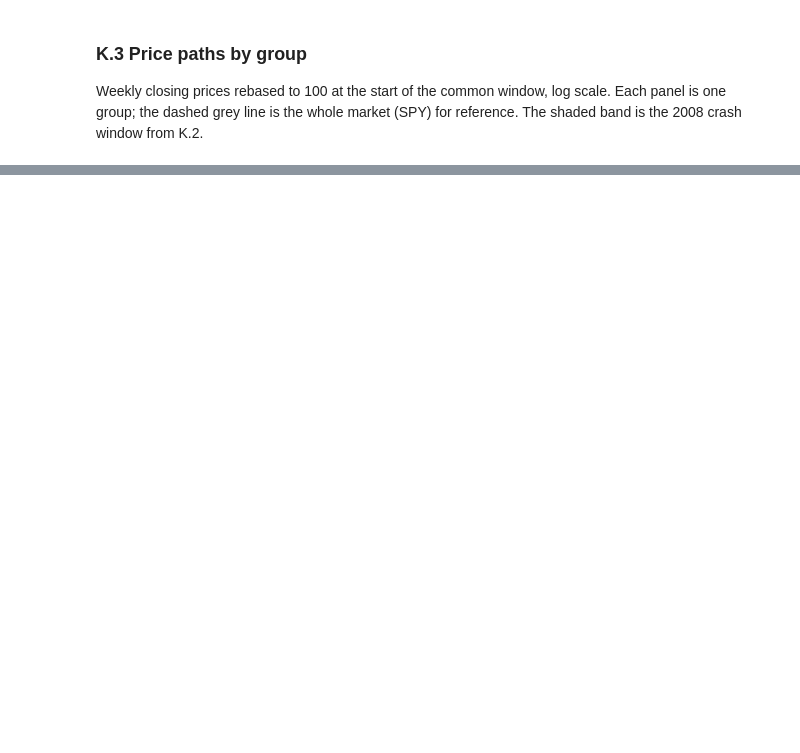
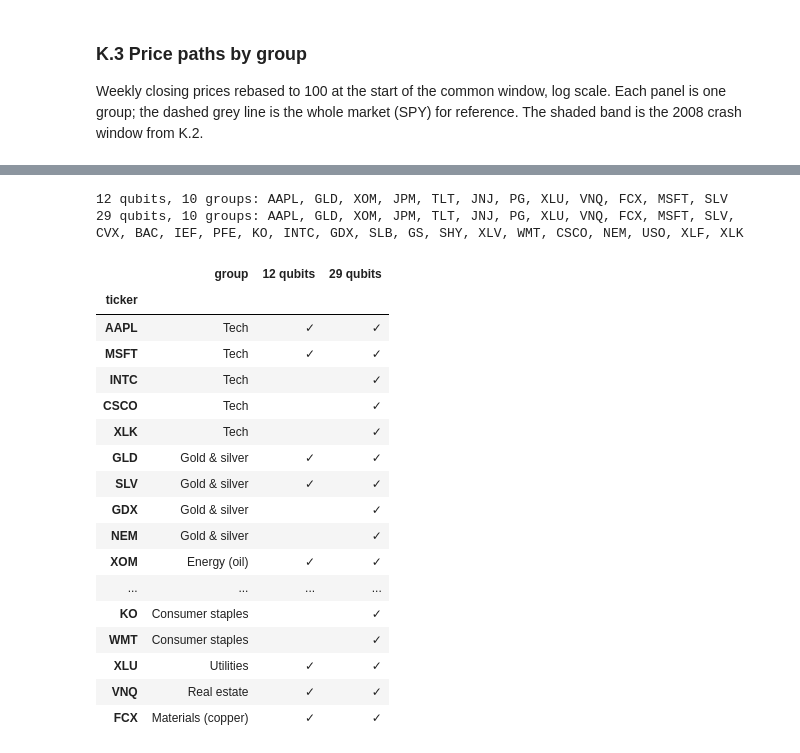
Before and after one commit to Oussema-t/zollerqu-qollab, a Jupyter notebook: stocks/stock_idea_ZollerQu.ipynb, the cells around one changed output, grey strips where cells are left out. Saved outputs shown, nothing was run; the diff lists cells and outputs as text; code cells hidden in the pictures; blank space fills up the shorter version.

```diff
--- a/stocks/stock_idea_ZollerQu.ipynb
+++ b/stocks/stock_idea_ZollerQu.ipynb
@@ -6,0 +16,9 @@ Working notebook, built cell by cell. Local development only: the Qollab entry p
+# %%
+QUBITS_SMALL = 12   # quick run (Qollab live demo)
+QUBITS_LARGE = 29   # full run (IonQ Forte 1 noise model, maximum 29)
+RUN_SIZES = [QUBITS_SMALL, QUBITS_LARGE]
+
+for n in RUN_SIZES:
+    if not 2 <= n <= 29:
+        raise ValueError(f"size {n}: must be between 2 and 29 qubits (IonQ Forte 1 limit)")
+print("benchmark sizes (qubits = assets):", RUN_SIZES)
@@ -388,0 +456,42 @@ Text summary, average change per group in the 2008 crash window:
+# %%
+def select_assets(n, assets=assets):
+    """First n tickers, taking one asset from each group in turn (K.2 order)."""
+    if not 1 <= n <= len(assets):
+        raise ValueError(f"n = {n}: choose between 1 and {len(assets)} assets")
+    queues = {g: list(assets.index[assets["group"] == g]) for g in dict.fromkeys(assets["group"])}
+    picked = []
+    while len(picked) < n:
+        for queue in queues.values():
+            if queue and len(picked) < n:
+                picked.append(queue.pop(0))
+    return picked
+
+selection = {n: select_assets(n) for n in RUN_SIZES}
+for n, picked in selection.items():
+    print(f"{n:>2} qubits, {assets.loc[picked, 'group'].nunique()} groups: {', '.join(picked)}")
+
+membership = pd.DataFrame({f"{n} qubits": ["✓" if t in selection[n] else "" for t in assets.index]
+                           for n in RUN_SIZES}, index=assets.index)
+membership.insert(0, "group", assets["group"])
+membership
+# %% [output]
+12 qubits, 10 groups: AAPL, GLD, XOM, JPM, TLT, JNJ, PG, XLU, VNQ, FCX, MSFT, SLV
+29 qubits, 10 groups: AAPL, GLD, XOM, JPM, TLT, JNJ, PG, XLU, VNQ, FCX, MSFT, SLV, CVX, BAC, IEF, PFE, KO, INTC, GDX, SLB, GS, SHY, XLV, WMT, CSCO, NEM, USO, XLF, XLK
+|  | group | 12 qubits | 29 qubits |
+| ticker |  |  |  |
+| AAPL | Tech | ✓ | ✓ |
+| MSFT | Tech | ✓ | ✓ |
+| INTC | Tech |  | ✓ |
+| CSCO | Tech |  | ✓ |
+| XLK | Tech |  | ✓ |
+| GLD | Gold & silver | ✓ | ✓ |
+| SLV | Gold & silver | ✓ | ✓ |
+| GDX | Gold & silver |  | ✓ |
+| NEM | Gold & silver |  | ✓ |
+| XOM | Energy (oil) | ✓ | ✓ |
+| ... | ... | ... | ... |
+| KO | Consumer staples |  | ✓ |
+| WMT | Consumer staples |  | ✓ |
+| XLU | Utilities | ✓ | ✓ |
+| VNQ | Real estate | ✓ | ✓ |
+| FCX | Materials (copper) | ✓ | ✓ |
```
Also changed, not shown: parts of 6 cells of this notebook.
